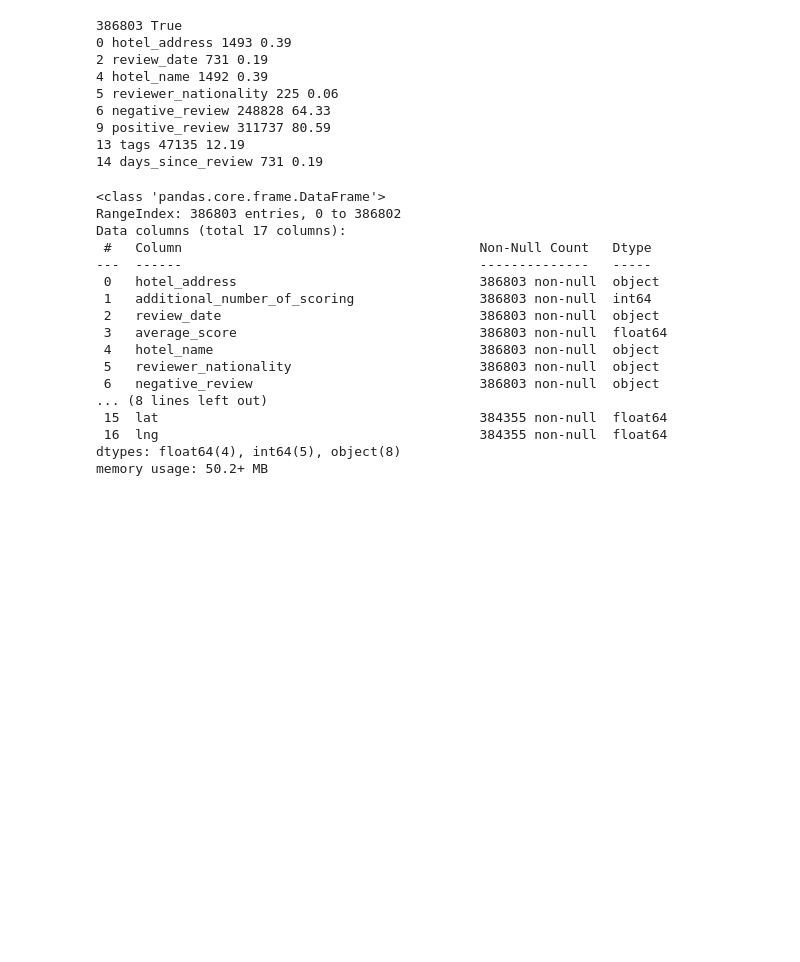
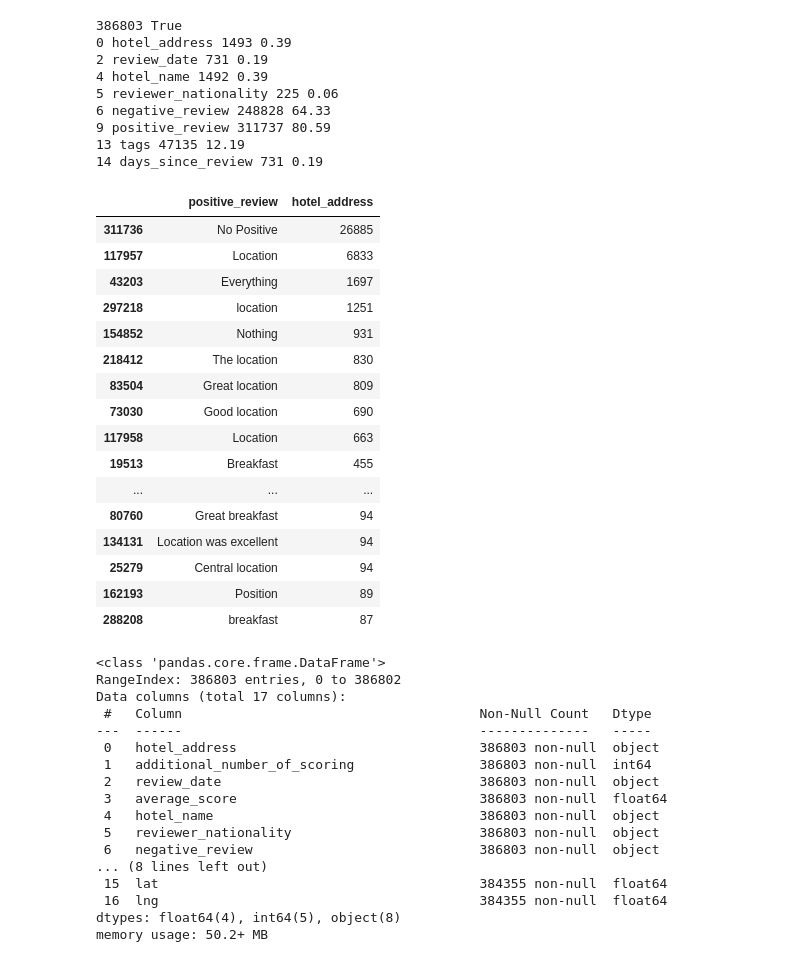
Before and after one commit to AlexeyLukovnikov/sf_data_science, a Jupyter notebook: BLOCK3_PROJECT-3/baseline-v1.ipynb, the cells around one changed output. Cells and saved outputs as stored; diff of their text form; code cells hidden in the pictures; blank space fills up the shorter version.

```diff
--- a/BLOCK3_PROJECT-3/baseline-v1.ipynb
+++ b/BLOCK3_PROJECT-3/baseline-v1.ipynb
@@ -57,6 +57,27 @@ for i, v in enumerate(df_train.columns):
 9 positive_review 311737 80.59
 13 tags 47135 12.19
 14 days_since_review 731 0.19
+# %%
+#df_train.groupby(by='negative_review', as_index=False)['hotel_address'].count().sort_values(by='hotel_address', ascending=False).head(50)
+df_train.groupby(by='positive_review', as_index=False)['hotel_address'].count().sort_values(by='hotel_address', ascending=False).head(50)
+# %% [output]
+|  | positive_review | hotel_address |
+| 311736 | No Positive | 26885 |
+| 117957 | Location | 6833 |
+| 43203 | Everything | 1697 |
+| 297218 | location | 1251 |
+| 154852 | Nothing | 931 |
+| 218412 | The location | 830 |
+| 83504 | Great location | 809 |
+| 73030 | Good location | 690 |
+| 117958 | Location | 663 |
+| 19513 | Breakfast | 455 |
+| ... | ... | ... |
+| 80760 | Great breakfast | 94 |
+| 134131 | Location was excellent | 94 |
+| 25279 | Central location | 94 |
+| 162193 | Position | 89 |
+| 288208 | breakfast | 87 |
 # %%
 df_train.info()
 # %% [output]
```
Also changed, not shown: parts of 16 cells of this notebook, 1 other file.
